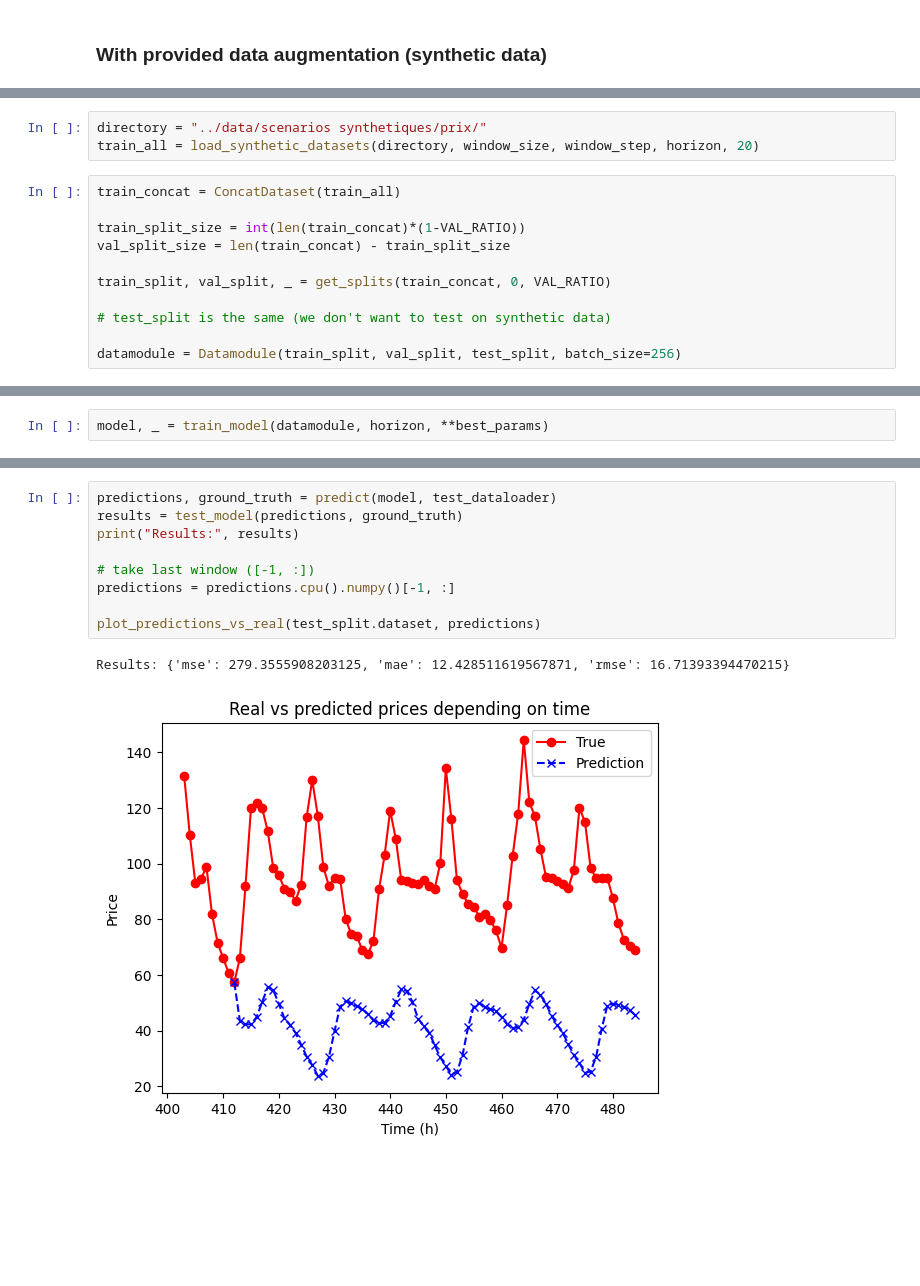
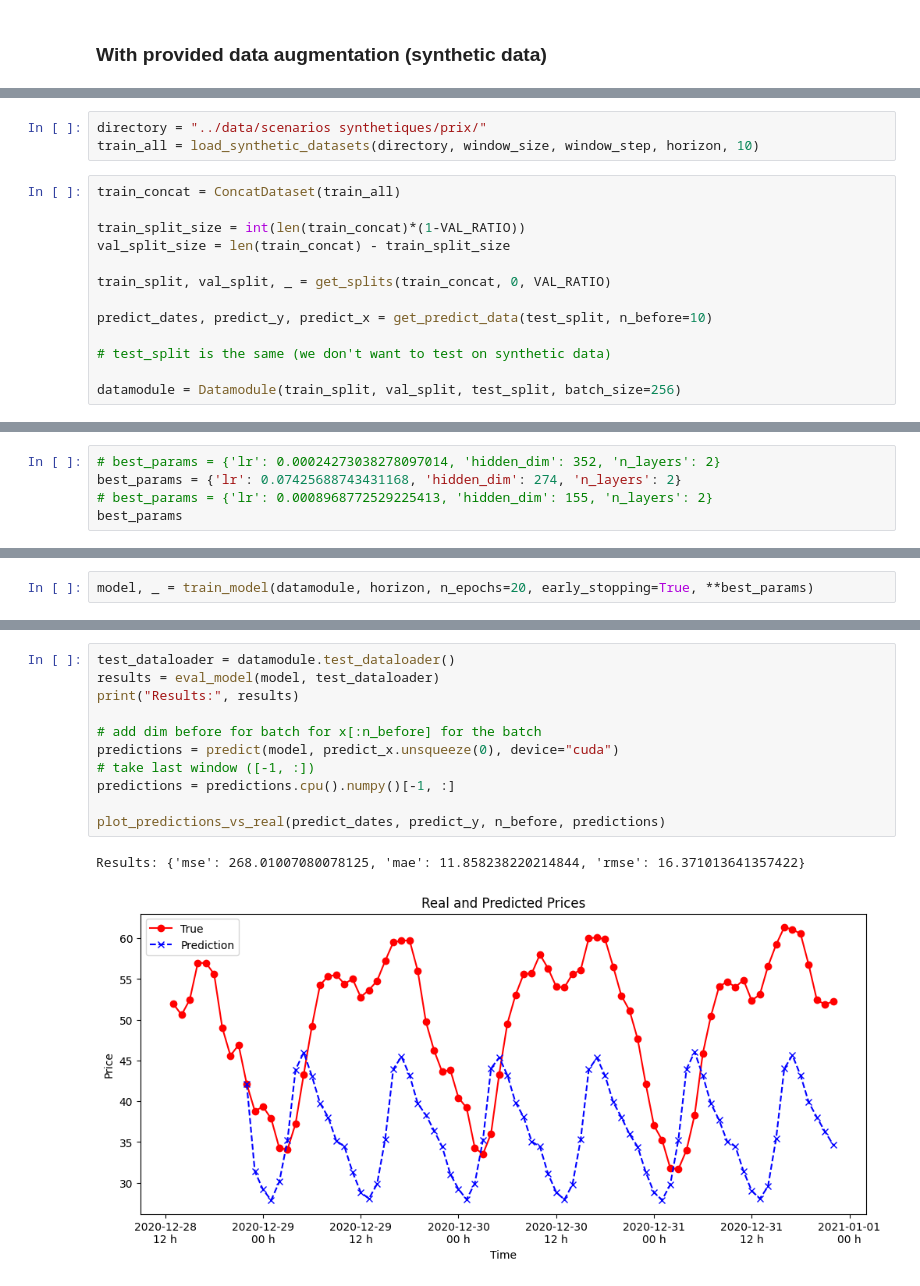
Before and after one commit to RobinMeneust/air_liquide_ai_challenge, a Jupyter notebook: notebooks/lstm.ipynb, the cells around one changed output, grey strips where cells are left out. Cells and saved outputs as stored; diff of their text form; blank space fills up the shorter version.

```diff
--- a/notebooks/lstm.ipynb
+++ b/notebooks/lstm.ipynb
@@ -295,7 +324,7 @@ def load_synthetic_datasets(path, window_size, window_step, horizon, max_num_fet
     return train_all
 # %%
 directory = "../data/scenarios synthetiques/prix/"
-train_all = load_synthetic_datasets(directory, window_size, window_step, horizon, 20)
+train_all = load_synthetic_datasets(directory, window_size, window_step, horizon, 10)
 # %%
 train_concat = ConcatDataset(train_all)
 
@@ -304,6 +333,8 @@ val_split_size = len(train_concat) - train_split_size
 
 train_split, val_split, _ = get_splits(train_concat, 0, VAL_RATIO)
 
+predict_dates, predict_y, predict_x = get_predict_data(test_split, n_before=10)
+
 # test_split is the same (we don't want to test on synthetic data)
 
 datamodule = Datamodule(train_split, val_split, test_split, batch_size=256)
@@ -309,0 +345,5 @@ datamodule = Datamodule(train_split, val_split, test_split, batch_size=256)
+# %%
+# best_params = {'lr': 0.00024273038278097014, 'hidden_dim': 352, 'n_layers': 2}
+best_params = {'lr': 0.07425688743431168, 'hidden_dim': 274, 'n_layers': 2}
+# best_params = {'lr': 0.0008968772529225413, 'hidden_dim': 155, 'n_layers': 2}
+best_params
@@ -310,2 +352,2 @@ datamodule = Datamodule(train_split, val_split, test_split, batch_size=256)
 # %%
-model, _ = train_model(datamodule, horizon, **best_params)
+model, _ = train_model(datamodule, horizon, n_epochs=20, early_stopping=True, **best_params)
@@ -315,12 +354,14 @@ d:\Programs\Anaconda\envs\air_liquide_ai_challenge\lib\site-packages\lightning\p
 # %%
-predictions, ground_truth = predict(model, test_dataloader)
-results = test_model(predictions, ground_truth)
+test_dataloader = datamodule.test_dataloader()
+results = eval_model(model, test_dataloader)
 print("Results:", results)
 
+# add dim before for batch for x[:n_before] for the batch
+predictions = predict(model, predict_x.unsqueeze(0), device="cuda")
 # take last window ([-1, :])
 predictions = predictions.cpu().numpy()[-1, :]
 
-plot_predictions_vs_real(test_split.dataset, predictions)
+plot_predictions_vs_real(predict_dates, predict_y, n_before, predictions)
 # %% [output]
-Results: {'mse': 279.3555908203125, 'mae': 12.428511619567871, 'rmse': 16.71393394470215}
+Results: {'mse': 268.01007080078125, 'mae': 11.858238220214844, 'rmse': 16.371013641357422}
-[figure, old version]
+[figure, new version]
```
Also changed, not shown: parts of 25 cells of this notebook, 5 other files.
